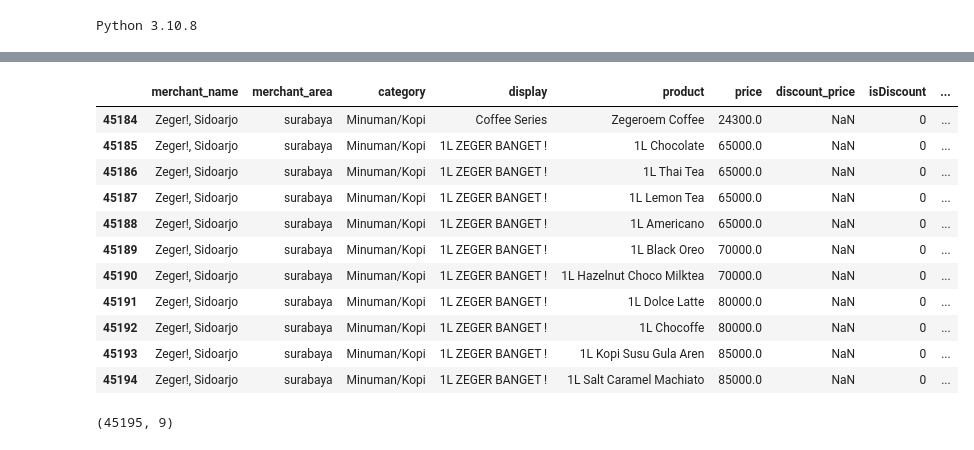
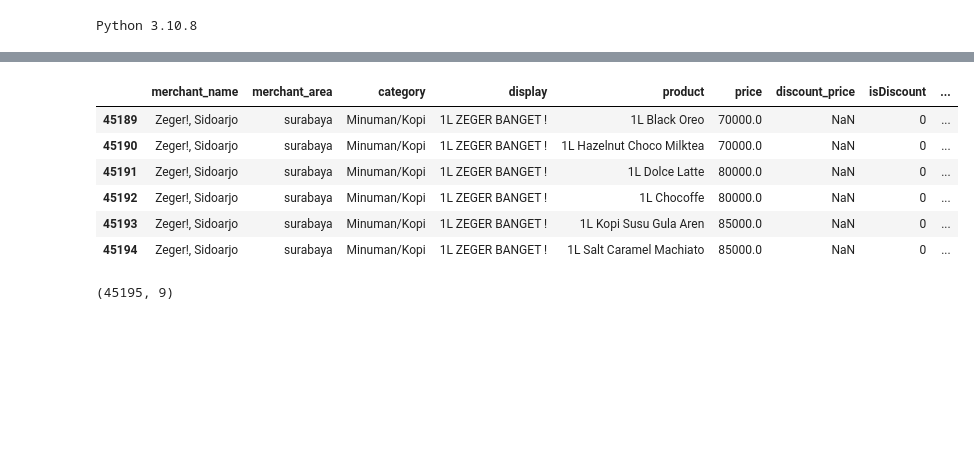
Before and after one commit to Edy-Mochamad/Analysis-Product-Revenue, a Jupyter notebook: produklist.ipynb, the cells around one changed output, grey strips where cells are left out. Saved outputs shown, nothing was run; the diff lists cells and outputs as text; code cells hidden in the pictures; blank space fills up the shorter version.

```diff
--- a/produklist.ipynb
+++ b/produklist.ipynb
@@ -44,12 +22,7 @@ dataset.head(11)
 # %%
-dataset.tail(11)
+dataset.tail(6)
 # %% [output]
 |  | merchant_name | merchant_area | category | display | product | price | discount_price | isDiscount | ... |
-| 45184 | Zeger!, Sidoarjo | surabaya | Minuman/Kopi | Coffee Series | Zegeroem Coffee | 24300.0 | NaN | 0 | ... |
-| 45185 | Zeger!, Sidoarjo | surabaya | Minuman/Kopi | 1L ZEGER BANGET ! | 1L Chocolate | 65000.0 | NaN | 0 | ... |
-| 45186 | Zeger!, Sidoarjo | surabaya | Minuman/Kopi | 1L ZEGER BANGET ! | 1L Thai Tea | 65000.0 | NaN | 0 | ... |
-| 45187 | Zeger!, Sidoarjo | surabaya | Minuman/Kopi | 1L ZEGER BANGET ! | 1L Lemon Tea | 65000.0 | NaN | 0 | ... |
-| 45188 | Zeger!, Sidoarjo | surabaya | Minuman/Kopi | 1L ZEGER BANGET ! | 1L Americano | 65000.0 | NaN | 0 | ... |
 | 45189 | Zeger!, Sidoarjo | surabaya | Minuman/Kopi | 1L ZEGER BANGET ! | 1L Black Oreo | 70000.0 | NaN | 0 | ... |
 | 45190 | Zeger!, Sidoarjo | surabaya | Minuman/Kopi | 1L ZEGER BANGET ! | 1L Hazelnut Choco Milktea | 70000.0 | NaN | 0 | ... |
 | 45191 | Zeger!, Sidoarjo | surabaya | Minuman/Kopi | 1L ZEGER BANGET ! | 1L Dolce Latte | 80000.0 | NaN | 0 | ... |
```
Also changed, not shown: parts of 6 cells of this notebook.
